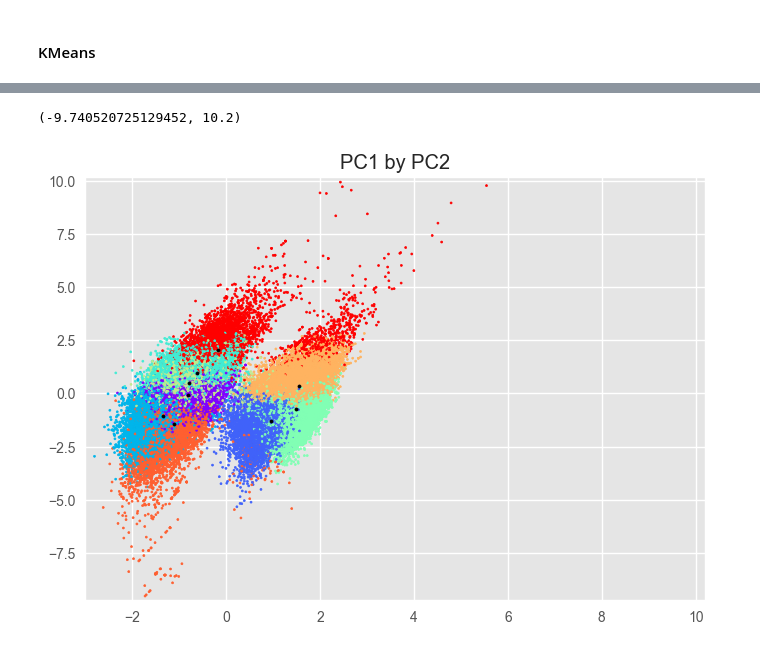
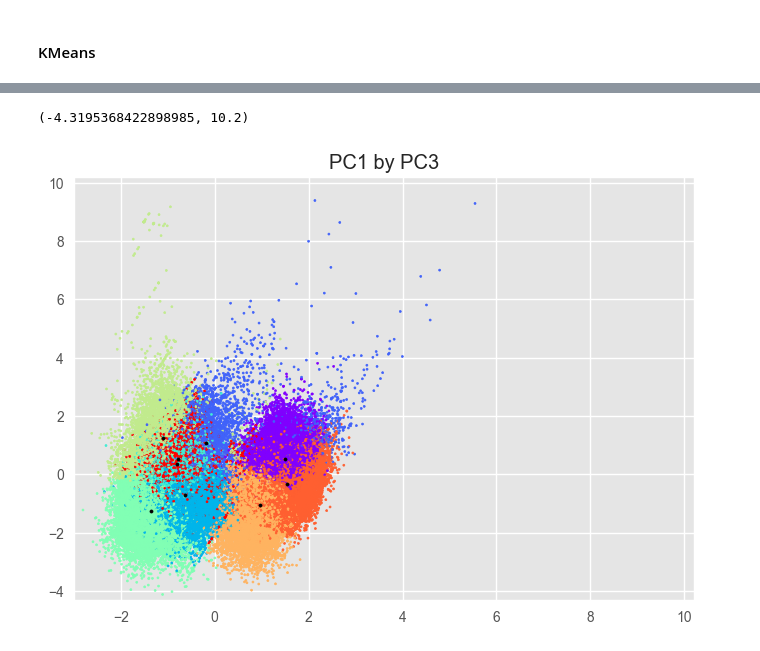
Before and after one commit to McGill-MMA-EnterpriseAnalytics/Goodreads_Book_Recommendation, a Jupyter notebook: Modelling/Book_Clustering.ipynb, the cells around one changed output, grey strips where cells are left out. Saved outputs shown, nothing was run; the diff lists cells and outputs as text; code cells hidden in the pictures.

```diff
--- a/Modelling/Book_Clustering.ipynb
+++ b/Modelling/Book_Clustering.ipynb
@@ -294,6 +300,6 @@ vis.show()
 from yellowbrick.cluster.icdm import InterclusterDistance
 km = KMeans(n_clusters=9, n_init=10, random_state=42)
 vis_clust = InterclusterDistance(km)
-vis_clust.fit(df_prep)
+vis_clust.fit(df_prep_out)
 vis_clust.show()
 # %% [output]
@@ -302,11 +308,11 @@ vis_clust.show()
 # %%
 from sklearn.decomposition import PCA
 
-pca = PCA(n_components=df_prep.shape[1]-1)
-X_PCA = pca.fit_transform(df_prep)
-df_PCA = pd.DataFrame(X_PCA, columns = [f"PC{i}" for i in range(1,len(df_prep.columns))])
+pca = PCA(n_components=df_prep_out.shape[1]-1)
+X_PCA = pca.fit_transform(df_prep_out)
+df_PCA = pd.DataFrame(X_PCA, columns = [f"PC{i}" for i in range(1,len(df_prep_out.columns))])
 
-df_components = pd.DataFrame(pca.components_, columns=df_prep.columns)
+df_components = pd.DataFrame(pca.components_, columns=df_prep_out.columns)
 df_components = df_components.T
-df_components.columns = [f"PC{i}" for i in range(1,len(df_prep.columns))]
+df_components.columns = [f"PC{i}" for i in range(1,len(df_prep_out.columns))]
 # %%
@@ -338,11 +343,11 @@ df_components
 # %%
-fitted = km.fit(df_prep)
+fitted = km.fit(df_prep_out)
 labels = fitted.labels_
 centers = fitted.cluster_centers_
 # %%
 pca_centers = pca.transform(centers)
 
-df_centers = pd.DataFrame(pca_centers, columns=[f"PC{i}" for i in range(1,len(df_prep.columns))])
+df_centers = pd.DataFrame(pca_centers, columns=[f"PC{i}" for i in range(1,len(df_prep_out.columns))])
 # %%
 df_centers
 # %% [output]
@@ -359,14 +364,14 @@ df_centers
 # %%
 pc1 = 1
-pc2 = 2
+pc2 = 3
 
-pcs = [f"PC{i}" for i in range(1,len(df_prep.columns))]
+pcs = [f"PC{i}" for i in range(1,len(df_prep_out.columns))]
 plt.style.use('ggplot')
 plt.scatter(df_PCA[pcs[pc1-1]], df_PCA[pcs[pc2-1]], c=labels, cmap='rainbow', s=2)
 plt.scatter(df_centers[pcs[pc1-1]], df_centers[pcs[pc2-1]], c='black', s=5)
 plt.title(f"{pcs[pc1-1]} by {pcs[pc2-1]}")
-plt.xlim((max(min(df_PCA[pcs[pc1-1]]), -10) - 0.2, min(max(df_PCA[pcs[pc1-1]]), 10) + 0.2))
-plt.ylim((max(min(df_PCA[pcs[pc2-1]]), -10) - 0.2, min(max(df_PCA[pcs[pc2-1]]), 10) + 0.2))
+plt.xlim((max(df_PCA[pcs[pc1-1]].min(), -10) - 0.2, min(df_PCA[pcs[pc1-1]].max(), 10) + 0.2))
+plt.ylim((max(df_PCA[pcs[pc2-1]].min(), -10) - 0.2, min(df_PCA[pcs[pc2-1]].max(), 10) + 0.2))
 # %% [output]
-(-9.740520725129452, 10.2)
+(-4.3195368422898985, 10.2)
-[figure, old version]
+[figure, new version]
```
Also changed, not shown: parts of 70 cells of this notebook.
